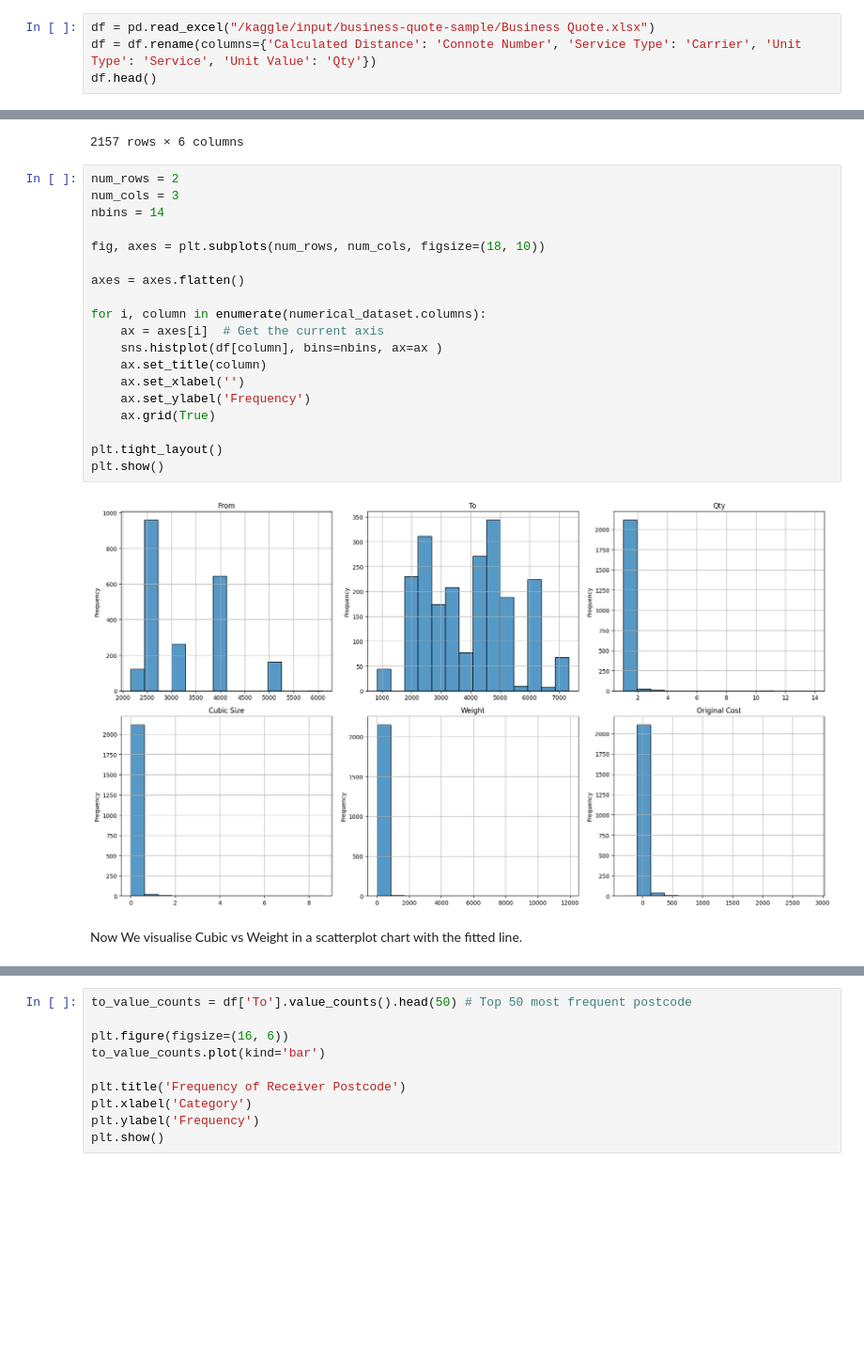
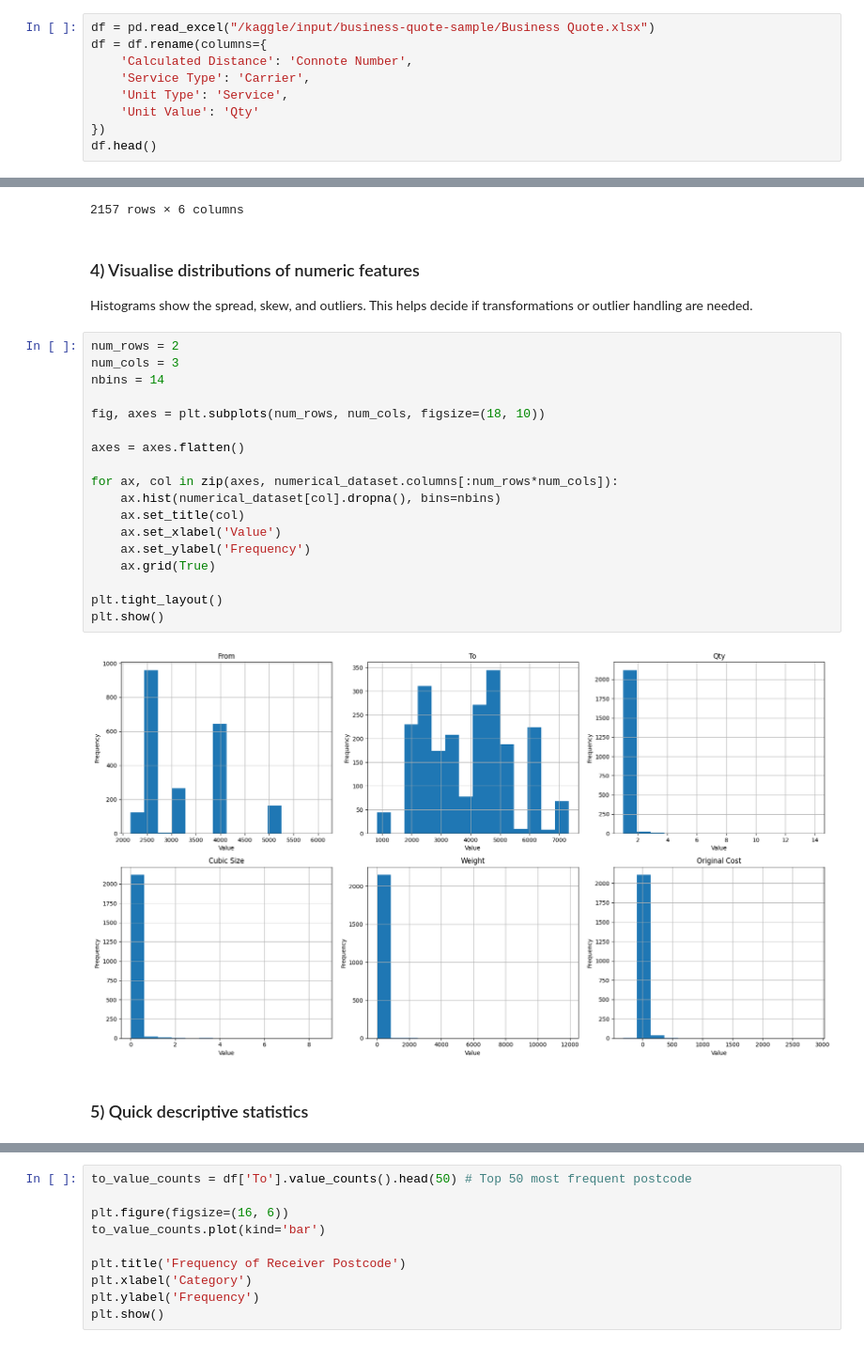
Before and after one commit to sepehrmoghani/kaggleRepo, a Jupyter notebook: business-logistics-analysis.ipynb, the cells around one changed output, grey strips where cells are left out. Shown at 94% size. Drawn from its saved outputs; the diff is of its cells as text; blank space fills up the shorter version.

```diff
--- a/business-logistics-analysis.ipynb
+++ b/business-logistics-analysis.ipynb
@@ -13,6 +26,11 @@ import seaborn as sns
 # %%
 df = pd.read_excel("/kaggle/input/business-quote-sample/Business Quote.xlsx")
-df = df.rename(columns={'Calculated Distance': 'Connote Number', 'Service Type': 'Carrier', 'Unit Type': 'Service', 'Unit Value': 'Qty'})
+df = df.rename(columns={
+    'Calculated Distance': 'Connote Number',
+    'Service Type': 'Carrier',
+    'Unit Type': 'Service',
+    'Unit Value': 'Qty'
+})
 df.head()
 # %% [output]
 |  | Date | From | To | Carrier | Service | Qty | Cubic Size | Weight | Original Cost | ... |
@@ -40,26 +62,29 @@ numerical_dataset
 | 2155 | 3166 | 2450 | 1 | 0.1400 | 46.62 | 95.02 |
 | 2156 | 3166 | 2164 | 1 | 0.1400 | 46.62 | 79.19 |
 2157 rows × 6 columns
+# %% [markdown]
+### 4) Visualise distributions of numeric features
+
+Histograms show the spread, skew, and outliers. This helps decide if transformations or outlier handling are needed.
 # %%
 num_rows = 2
 num_cols = 3
 nbins = 14
 
 fig, axes = plt.subplots(num_rows, num_cols, figsize=(18, 10))
 
 axes = axes.flatten()
 
-for i, column in enumerate(numerical_dataset.columns):
-    ax = axes[i]  # Get the current axis
-    sns.histplot(df[column], bins=nbins, ax=ax )
-    ax.set_title(column)
-    ax.set_xlabel('')
+for ax, col in zip(axes, numerical_dataset.columns[:num_rows*num_cols]):
+    ax.hist(numerical_dataset[col].dropna(), bins=nbins)
+    ax.set_title(col)
+    ax.set_xlabel('Value')
     ax.set_ylabel('Frequency')
     ax.grid(True)
 
 plt.tight_layout()
 plt.show()
 # %% [output]
-[figure, old version]
+[figure, new version]
-# %% [markdown]
-Now We visualise Cubic vs Weight in a scatterplot chart with the fitted line.
+# %% [markdown]
+### 5) Quick descriptive statistics
```
Also changed, not shown: parts of 15 cells of this notebook.
